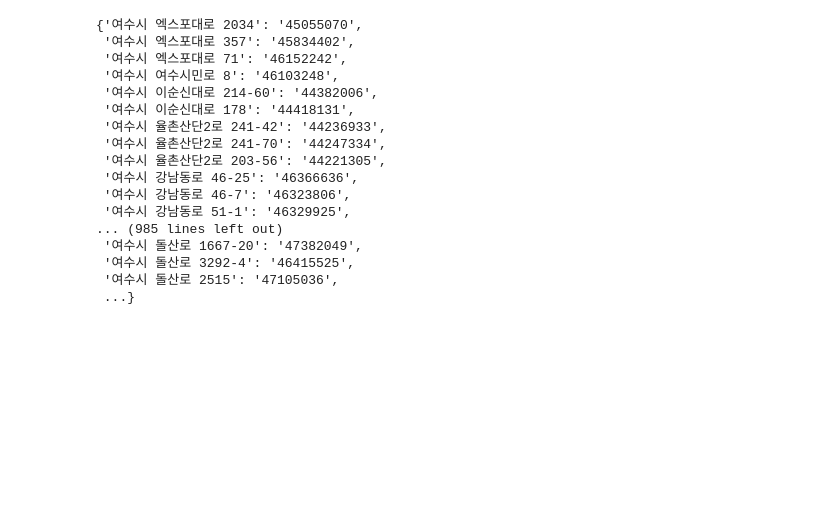
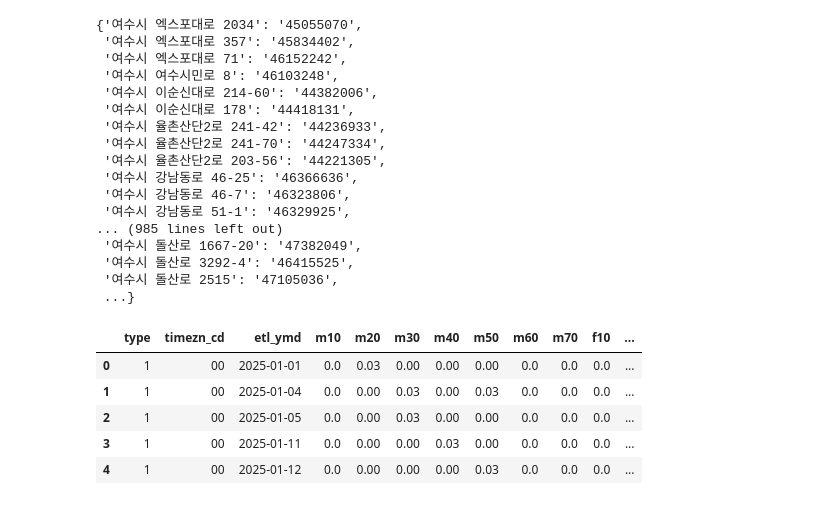
Before and after one commit to KnellBalm/yeosu, a Jupyter notebook: preproc.ipynb, the cells around one changed output. Saved outputs shown, nothing was run; the diff lists cells and outputs as text; code cells hidden in the pictures; blank space fills up the shorter version.

```diff
--- a/preproc.ipynb
+++ b/preproc.ipynb
@@ -487,0 +492,44 @@ pop_grid_map
+# %%
+import csv
+import argparse
+import sys
+import os
+import tempfile
+import glob
+from datetime import datetime, timedelta
+import pandas as pd
+
+ym = "202501"
+tn = f"public.tb_flowpop_202501"
+
+start_date = datetime.strptime(ym, "%Y%m").date()
+if start_date.month == 12:
+    next_date = start_date.replace(year=start_date.year + 1, month=1, day=1)
+else:
+    next_date = start_date.replace(month=start_date.month + 1, day=1)
+
+start_s = start_date.strftime("%Y-%m-%d")
+next_s  = next_date.strftime("%Y-%m-%d")
+
+select_sql = f"""
+SELECT
+    type,
+    timezn_cd,
+    etl_ymd,
+    m10, m20, m30, m40, m50, m60, m70,
+    f10, f20, f30, f40, f50, f60, f70,
+    total,
+    to_char(etl_ymd, 'dy') AS dayname
+FROM {tn}
+WHERE etl_ymd >= %s AND etl_ymd < %s;
+"""
+df = pd.read_sql_query(select_sql, engine, params=(start_s, next_s))
+# %%
+df.head()
+# %% [output]
+|  | type | timezn_cd | etl_ymd | m10 | m20 | m30 | m40 | m50 | m60 | m70 | f10 | ... |
+| 0 | 1 | 00 | 2025-01-01 | 0.0 | 0.03 | 0.00 | 0.00 | 0.00 | 0.0 | 0.0 | 0.0 | ... |
+| 1 | 1 | 00 | 2025-01-04 | 0.0 | 0.00 | 0.03 | 0.00 | 0.03 | 0.0 | 0.0 | 0.0 | ... |
+| 2 | 1 | 00 | 2025-01-05 | 0.0 | 0.00 | 0.03 | 0.00 | 0.00 | 0.0 | 0.0 | 0.0 | ... |
+| 3 | 1 | 00 | 2025-01-11 | 0.0 | 0.00 | 0.00 | 0.03 | 0.00 | 0.0 | 0.0 | 0.0 | ... |
+| 4 | 1 | 00 | 2025-01-12 | 0.0 | 0.00 | 0.00 | 0.00 | 0.03 | 0.0 | 0.0 | 0.0 | ... |
```
Also changed, not shown: parts of 8 cells of this notebook, 11 other files.
